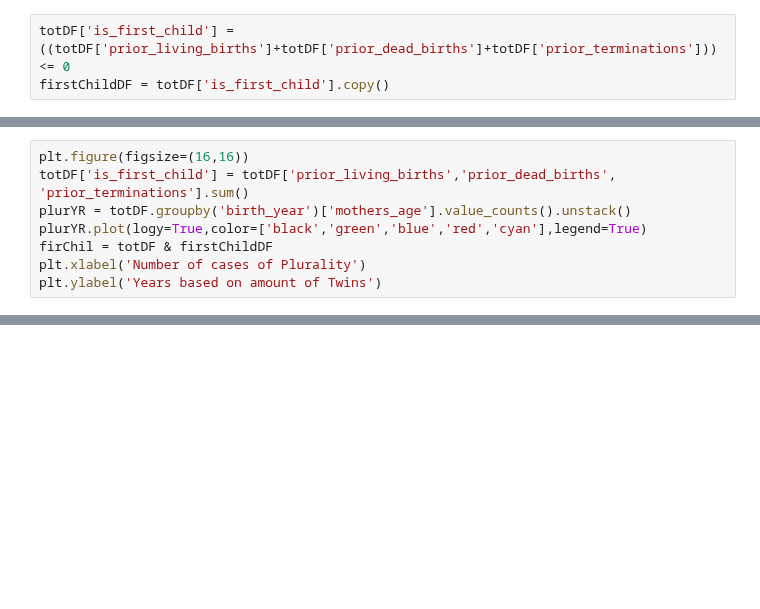
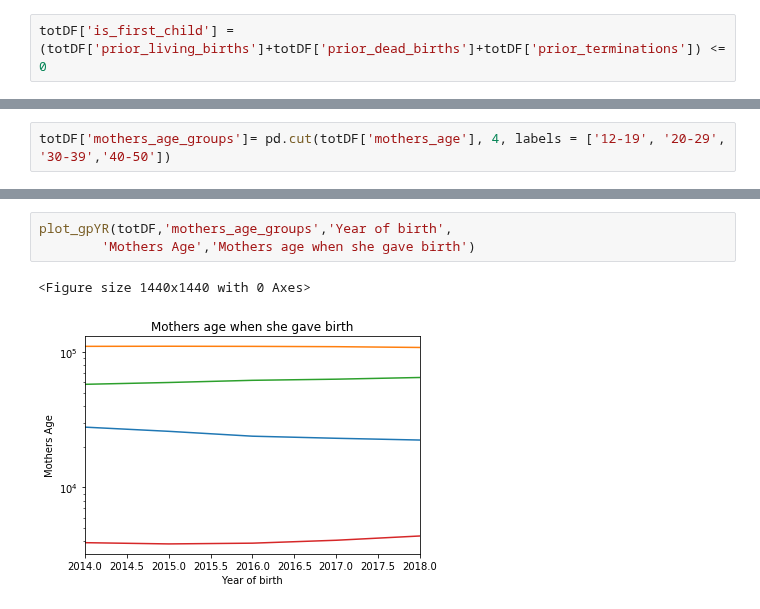
Before and after one commit to mkwasnica/CDC_capstone, a Jupyter notebook: notebooks/CHTimeSeries.ipynb, the cells around one changed output, grey strips where cells are left out. Cells and saved outputs as stored; diff of their text form; blank space fills up the shorter version.

```diff
--- a/notebooks/CHTimeSeries.ipynb
+++ b/notebooks/CHTimeSeries.ipynb
@@ -43,3 +86,2 @@ totDF['mothers_age'].value_counts()
 # %%
-totDF['is_first_child'] = ((totDF['prior_living_births']+totDF['prior_dead_births']+totDF['prior_terminations'])) <= 0
-firstChildDF = totDF['is_first_child'].copy()
+totDF['is_first_child'] = (totDF['prior_living_births']+totDF['prior_dead_births']+totDF['prior_terminations']) <= 0
@@ -50,8 +87,0 @@ Name: is_first_child, dtype: int64
-# %%
-plt.figure(figsize=(16,16))
-totDF['is_first_child'] = totDF['prior_living_births','prior_dead_births', 'prior_terminations'].sum()
-plurYR = totDF.groupby('birth_year')['mothers_age'].value_counts().unstack()
-plurYR.plot(logy=True,color=['black','green','blue','red','cyan'],legend=True)
-firChil = totDF & firstChildDF
-plt.xlabel('Number of cases of Plurality')
-plt.ylabel('Years based on amount of Twins')
@@ -60,0 +99,2 @@ AttributeError: 'int' object has no attribute 'unstack'
+# %%
+totDF['mothers_age_groups']= pd.cut(totDF['mothers_age'], 4, labels = ['12-19', '20-29', '30-39','40-50'])
@@ -95,0 +144,6 @@ totDF.groupby('birth_year')['plurality'].value_counts().unstack().plot(kind='bar
+# %%
+plot_gpYR(totDF,'mothers_age_groups','Year of birth',
+        'Mothers Age','Mothers age when she gave birth')
+# %% [output]
+<Figure size 1440x1440 with 0 Axes>
+[figure, added]
```
Also changed, not shown: parts of 23 cells of this notebook, 2 other files.
